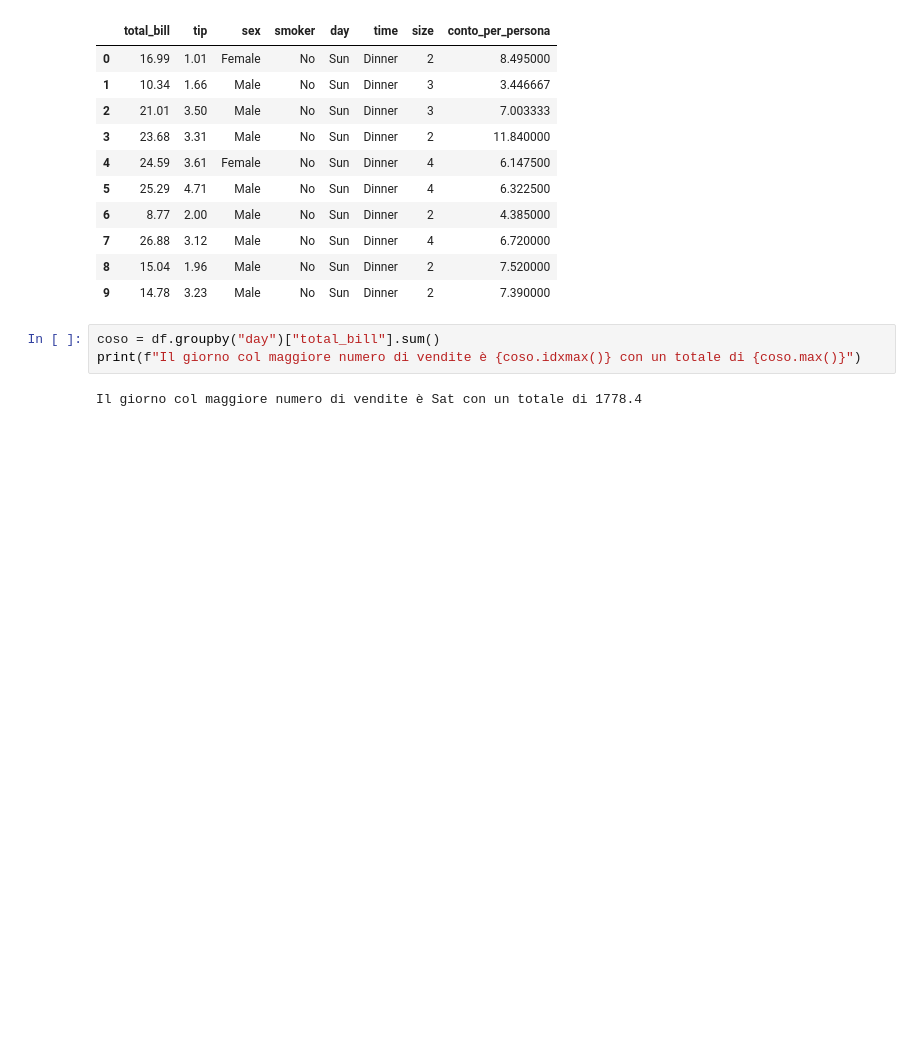
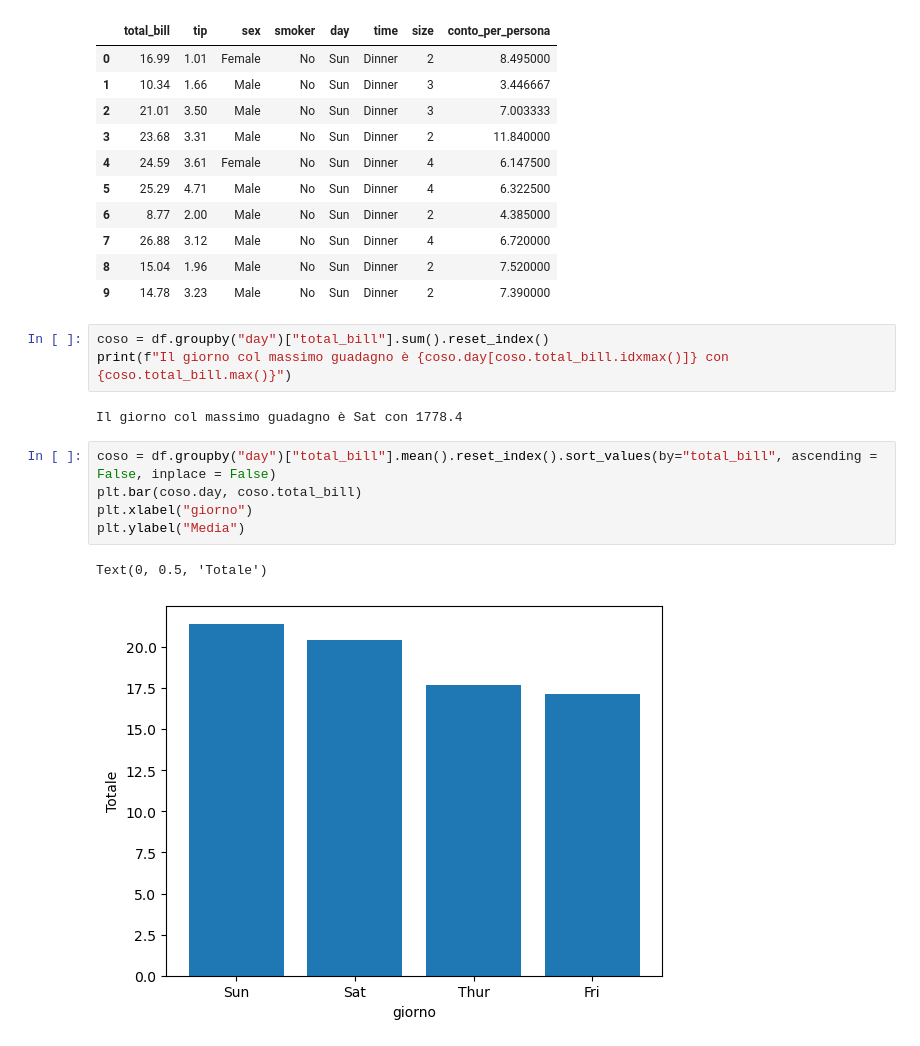
Before and after one commit to Sno2205/ProgrammingLab, a Jupyter notebook: EserciziParte2/3.5_Esercizi_lez_3.ipynb, the cells around one changed output. Saved outputs shown, nothing was run; the diff lists cells and outputs as text; blank space fills up the shorter version.

```diff
--- a/EserciziParte2/3.5_Esercizi_lez_3.ipynb
+++ b/EserciziParte2/3.5_Esercizi_lez_3.ipynb
@@ -215,7 +218,15 @@ df.head(10)
 | 8 | 15.04 | 1.96 | Male | No | Sun | Dinner | 2 | 7.520000 |
 | 9 | 14.78 | 3.23 | Male | No | Sun | Dinner | 2 | 7.390000 |
 # %%
-coso = df.groupby("day")["total_bill"].sum()
-print(f"Il giorno col maggiore numero di vendite è {coso.idxmax()} con un totale di {coso.max()}")
+coso = df.groupby("day")["total_bill"].sum().reset_index()
+print(f"Il giorno col massimo guadagno è {coso.day[coso.total_bill.idxmax()]} con {coso.total_bill.max()}")
 # %% [output]
-Il giorno col maggiore numero di vendite è Sat con un totale di 1778.4
+Il giorno col massimo guadagno è Sat con 1778.4
+# %%
+coso = df.groupby("day")["total_bill"].mean().reset_index().sort_values(by="total_bill", ascending = False, inplace = False)
+plt.bar(coso.day, coso.total_bill)
+plt.xlabel("giorno")
+plt.ylabel("Media")
+# %% [output]
+Text(0, 0.5, 'Totale')
+[figure, added]
```
Also changed, not shown: parts of 2 cells of this notebook.
